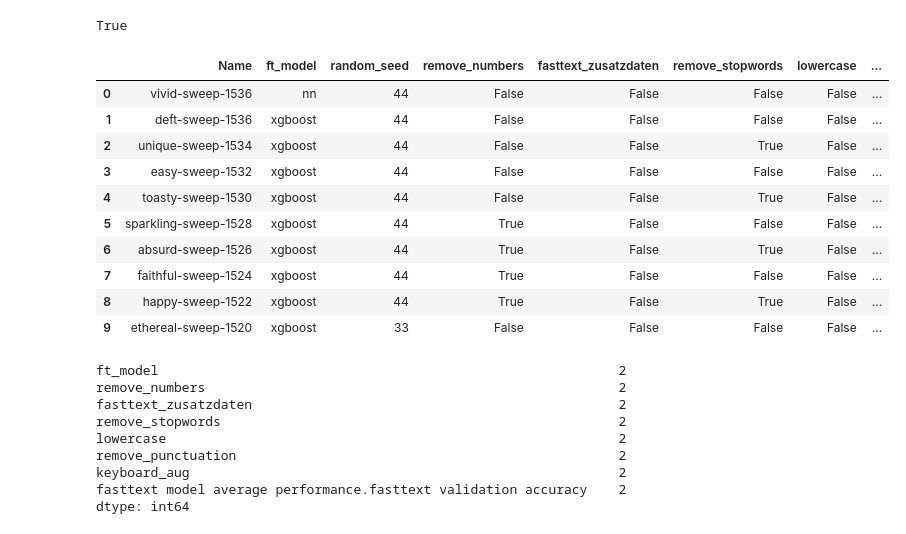
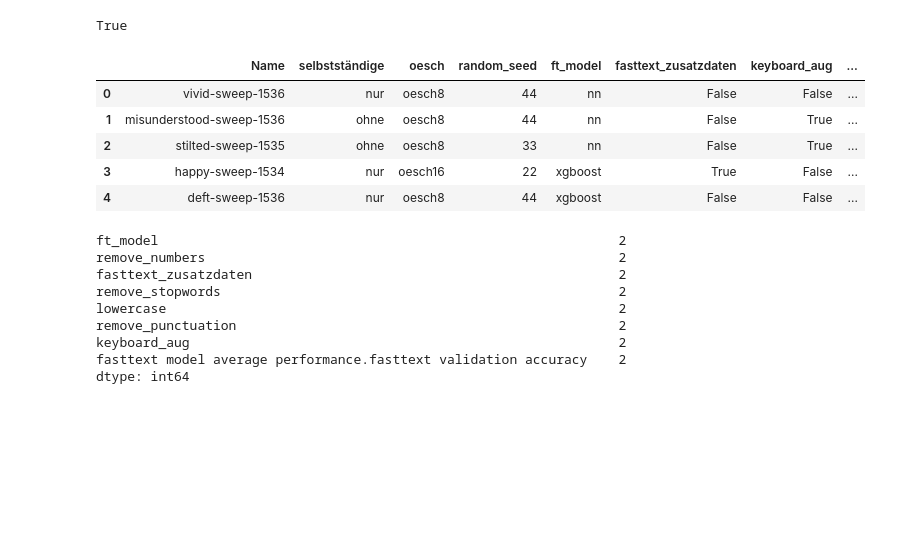
Before and after one commit to awiedenroth/MasterThesisExperiments, a Jupyter notebook: Analyse/Averager.ipynb, the cells around one changed output. Drawn from its saved outputs; the diff is of its cells as text; code cells hidden in the pictures; blank space fills up the shorter version.

```diff
--- a/Analyse/Averager.ipynb
+++ b/Analyse/Averager.ipynb
@@ -12,20 +12,15 @@ import nltk
 from pathlib import Path
 import dtale
 # %%
-df = pd.read_csv("./oesch8_nur.csv",  sep = ",")
-df.head(10)
+df = pd.read_csv("./full_dataset.csv",  sep = ",")
+df.head()
 # %% [output]
-|  | Name | ft_model | random_seed | remove_numbers | fasttext_zusatzdaten | remove_stopwords | lowercase | ... |
-| 0 | vivid-sweep-1536 | nn | 44 | False | False | False | False | ... |
-| 1 | deft-sweep-1536 | xgboost | 44 | False | False | False | False | ... |
-| 2 | unique-sweep-1534 | xgboost | 44 | False | False | True | False | ... |
-| 3 | easy-sweep-1532 | xgboost | 44 | False | False | False | False | ... |
-| 4 | toasty-sweep-1530 | xgboost | 44 | False | False | True | False | ... |
-| 5 | sparkling-sweep-1528 | xgboost | 44 | True | False | False | False | ... |
-| 6 | absurd-sweep-1526 | xgboost | 44 | True | False | True | False | ... |
-| 7 | faithful-sweep-1524 | xgboost | 44 | True | False | False | False | ... |
-| 8 | happy-sweep-1522 | xgboost | 44 | True | False | True | False | ... |
-| 9 | ethereal-sweep-1520 | xgboost | 33 | False | False | False | False | ... |
+|  | Name | selbstständige | oesch | random_seed | ft_model | fasttext_zusatzdaten | keyboard_aug | ... |
+| 0 | vivid-sweep-1536 | nur | oesch8 | 44 | nn | False | False | ... |
+| 1 | misunderstood-sweep-1536 | ohne | oesch8 | 44 | nn | False | True | ... |
+| 2 | stilted-sweep-1535 | ohne | oesch8 | 33 | nn | False | True | ... |
+| 3 | happy-sweep-1534 | nur | oesch16 | 22 | xgboost | True | False | ... |
+| 4 | deft-sweep-1536 | nur | oesch8 | 44 | xgboost | False | False | ... |
 # %%
 #df.groupby(["ft_model", "remove_numbers", "fasttext_zusatzdaten", "remove_stopwords", "lowercase", "remove_punctuation", "keyboard_aug"], as_index= False)["fasttext model average performance.fasttext validation accuracy"].mean().nunique()
 # %% [output]
```
Also changed, not shown: parts of 6 cells of this notebook, 8 other files.
